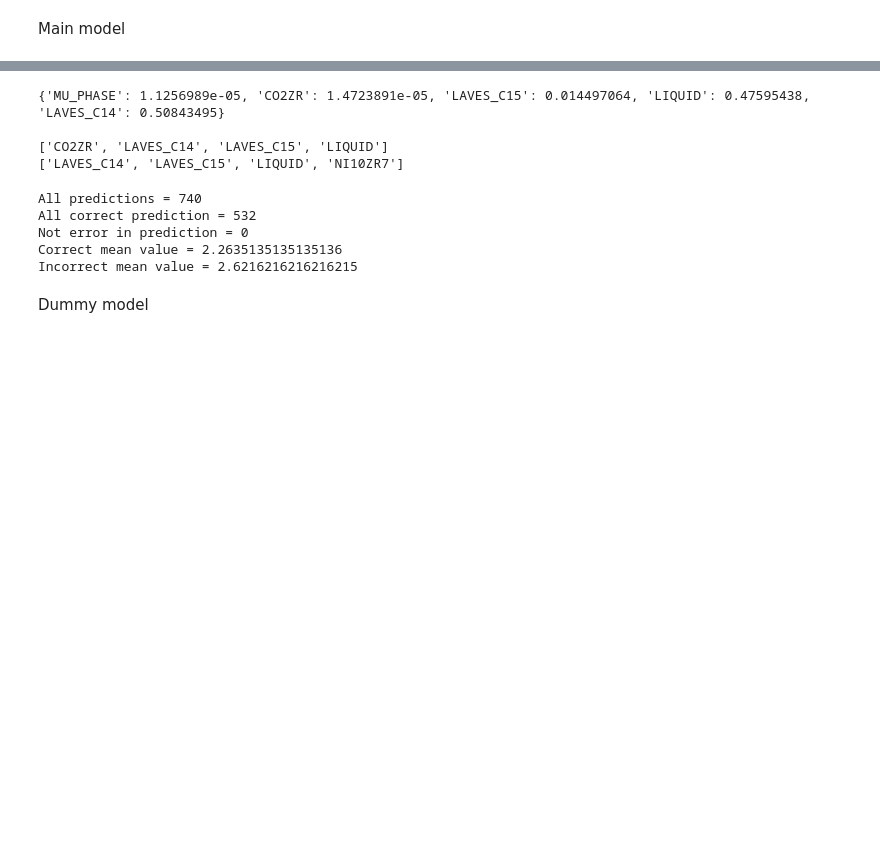
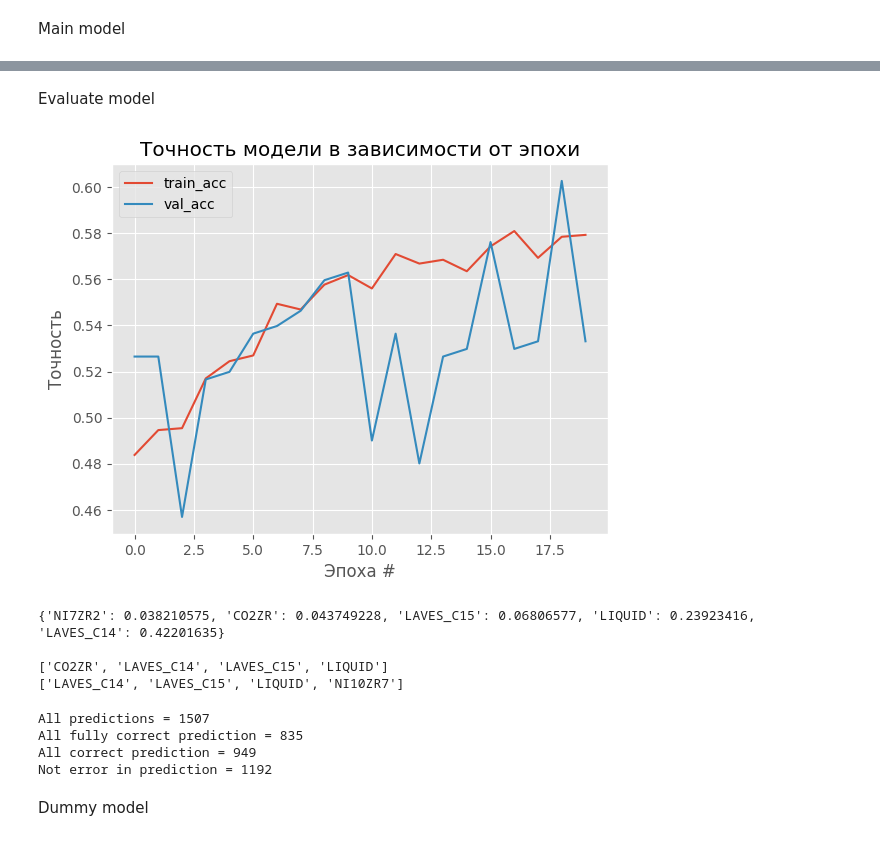
Before and after one commit to 1dimadim1/PhaseCompositionPrediction, a Jupyter notebook: NN_model.ipynb, the cells around one changed output, grey strips where cells are left out. Saved outputs shown, nothing was run; the diff lists cells and outputs as text; code cells hidden in the pictures; blank space fills up the shorter version.

```diff
--- a/NN_model.ipynb
+++ b/NN_model.ipynb
@@ -128,5 +153,7 @@ X_shape = (740, 2023)
 # %%
 shape = len(X[0])
 print(shape)
-shape = 2023
+out_shape = len(Y[0])
+print(out_shape)
+# shape = 2023
 # %% [output]
@@ -136,15 +166,22 @@ Main model
+# %%
+from sklearn.model_selection import train_test_split
+
+X_train, X_test, y_train, y_test = train_test_split(X, Y, test_size=0.2, random_state=42)
 # %%
 from keras.models import Sequential
 from keras.layers import Dense
 import tensorflow as tf
-
+from keras.optimizers import SGD
+epoch = 20
 model = Sequential()
 # model.add(tf.keras.layers.BatchNormalization(synchronized=False))
-model.add(Dense(2000, input_shape=(shape,), activation='relu'))
+model.add(Dense(2000, input_shape=(shape,), activation='relu', kernel_initializer='he_uniform'))
 model.add(Dense(2000, activation='relu'))
-model.add(Dense(shape, activation='softmax'))
-model.compile(optimizer="Adam", loss="mse", metrics=["mae", "acc"])
-model.fit(X,  Y, batch_size=32, epochs=20)
+model.add(Dense(out_shape, activation='softmax'))
+opt = SGD(lr=0.01, momentum=0.5)
+# model.compile(optimizer='adam', loss="mse", metrics=["accuracy"])
+model.compile(optimizer=opt, loss="kullback_leibler_divergence", metrics=["accuracy"])
+H = model.fit(X_train, y_train, validation_data=(X_test, y_test), batch_size=32, epochs=epoch)
 predictions = model.predict(X[0:len(X)])
 # %% [output]
 Epoch 1/20
@@ -167,3 +211,23 @@ Epoch 20/20
+# %% [markdown]
+Evaluate model
+# %%
+import matplotlib.pyplot as plt
+def saveNNHist(H, name_diagram = 'Точность модели в зависимости от эпохи', epoch = epoch):
+    # plot the training loss and accuracy
+    plt.style.use("ggplot")
+    plt.figure()
+    # plt.plot(np.arange(0, epoch), H.history["loss"], label="train_loss")
+    # plt.plot(np.arange(0, epoch), H.history["val_loss"], label="val_loss")
+    plt.plot(np.arange(0, epoch), H.history["accuracy"], label="train_acc")
+    plt.plot(np.arange(0, epoch), H.history["val_accuracy"], label="val_acc")
+    plt.title(name_diagram)
+    plt.xlabel("Эпоха #")
+    plt.ylabel("Точность")
+    plt.legend()
+    # plt.savefig(f'./StatData/{name_diagram}.png')
+saveNNHist(H,'Точность модели в зависимости от эпохи',20)
+# %% [output]
+[figure, added]
 # %%
 def parsePrediction(predictions, top = 8, tres = 0, phases = all_phases):
     if len(predictions) != len(all_phases):
@@ -177,7 +241,7 @@ def parsePrediction(predictions, top = 8, tres = 0, phases = all_phases):
 
 def parseY(y_values, phases = all_phases):
     if len(y_values) != len(all_phases):
-        raise Exception('Wrong y values dimensions!')
+        raise Exception(f'Wrong y values dimensions! Should be {len(all_phases)}, but {len(y_values)}')
     return [phases[i] for i in range(len(y_values)) if y_values[i]> 0]
 
 ind = 10
@@ -187,12 +251,13 @@ parse_keys.sort()
 print(parse_keys)
 print(parseY(Y[ind]))
 # %% [output]
-{'MU_PHASE': 1.1256989e-05, 'CO2ZR': 1.4723891e-05, 'LAVES_C15': 0.014497064, 'LIQUID': 0.47595438, 'LAVES_C14': 0.50843495}
+{'NI7ZR2': 0.038210575, 'CO2ZR': 0.043749228, 'LAVES_C15': 0.06806577, 'LIQUID': 0.23923416, 'LAVES_C14': 0.42201635}
 
 ['CO2ZR', 'LAVES_C14', 'LAVES_C15', 'LIQUID']
 ['LAVES_C14', 'LAVES_C15', 'LIQUID', 'NI10ZR7']
 # %%
 def predictionsStat(predictions, Y, top = 8, tres = 0):
+    full_correct = 0
     correct = 0
     incorrect = 0
     all_correct = 0
@@ -211,21 +276,26 @@ def predictionsStat(predictions, Y, top = 8, tres = 0):
             all_correct += 1
         if incorr == 0:
             not_incorrect += 1
+        if corr == len(prev) and incorr == 0:
+            full_correct += 1
         correct += corr
         incorrect += incorr
-    print(f'All predictions = {len(Y)}')
+    return len(Y), full_correct, all_correct, not_incorrect
+def printPrediction(predictions, Y, top = 8, tres = 0):
+    amount, full_correct, all_correct, not_incorrect = predictionsStat(predictions, Y, top, tres)
+    print(f'All predictions = {amount}')
+    print(f'All fully correct prediction = {full_correct}')
     print(f'All correct prediction = {all_correct}')
     print(f'Not error in prediction = {not_incorrect}')
-    print(f'Correct mean value = {correct/len(Y)}')
-    print(f'Incorrect mean value = {incorrect/len(Y)}')
+    # print(f'Correct mean value = {correct/len(Y)}')
+    # print(f'Incorrect mean value = {incorrect/len(Y)}')
 
-predictionsStat(predictions, Y, 8, 0.000001)
+printPrediction(predictions, Y, 8, 0.1)
 # %% [output]
-All predictions = 740
-All correct prediction = 532
-Not error in prediction = 0
-Correct mean value = 2.2635135135135136
-Incorrect mean value = 2.6216216216216215
+All predictions = 1507
+All fully correct prediction = 835
+All correct prediction = 949
+Not error in prediction = 1192
 # %% [markdown]
 Dummy model
 # %%
```
Also changed, not shown: parts of 13 cells of this notebook.
